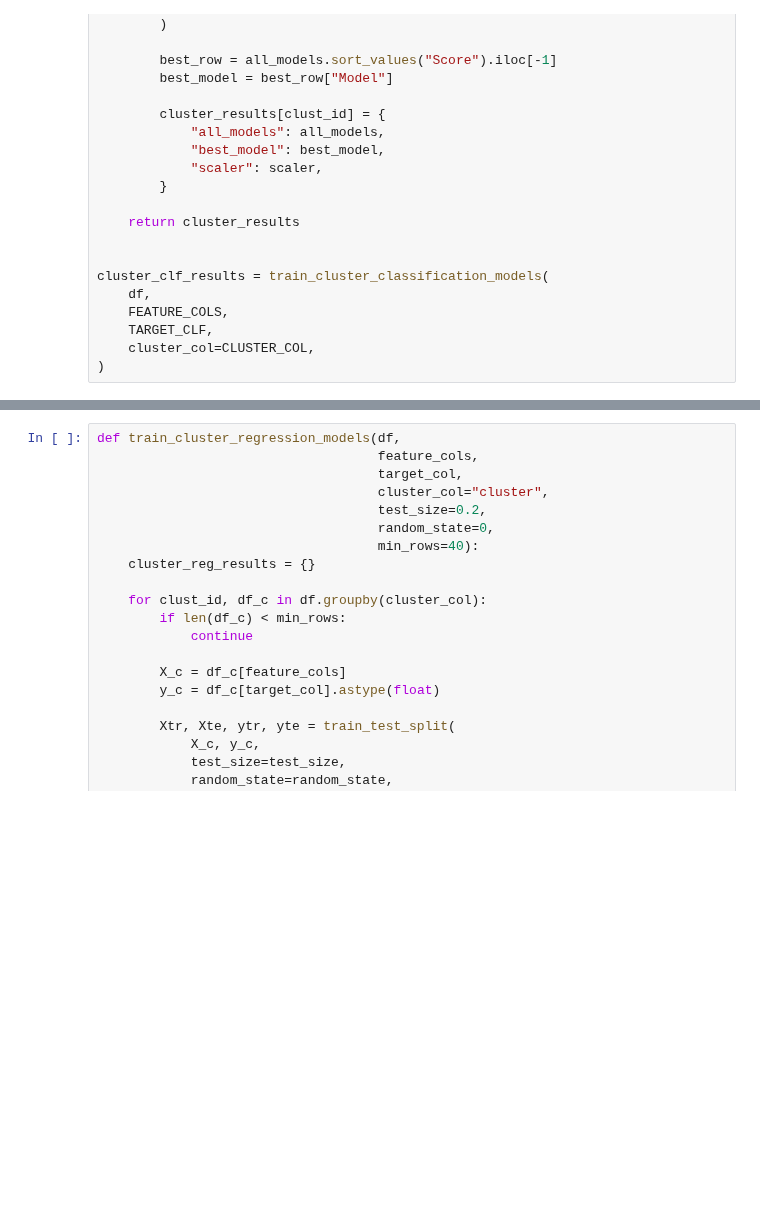
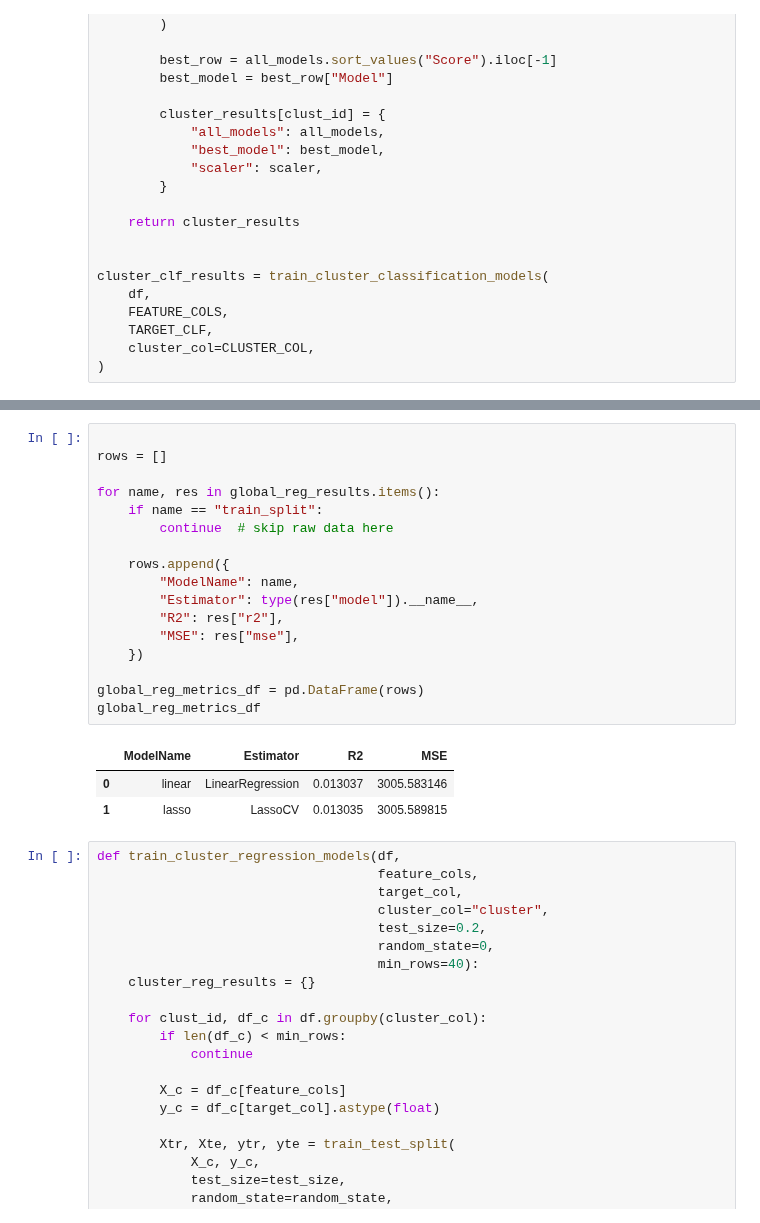
Before and after one commit to elenayzhu/mie368, a Jupyter notebook: models/models.ipynb, the cells around one changed output, grey strips where cells are left out. Drawn from its saved outputs; the diff is of its cells as text; blank space fills up the shorter version.

```diff
--- a/models/models.ipynb
+++ b/models/models.ipynb
@@ -651,6 +652,27 @@ global_reg_results
   3544446      0.0
   6635196     17.0
   Name: DEP_DELAY_NEW, Length: 1488816, dtype: float64)}
+# %%
+
+rows = []
+
+for name, res in global_reg_results.items():
+    if name == "train_split":
+        continue  # skip raw data here
+
+    rows.append({
+        "ModelName": name,
+        "Estimator": type(res["model"]).__name__,
+        "R2": res["r2"],
+        "MSE": res["mse"],
+    })
+
+global_reg_metrics_df = pd.DataFrame(rows)
+global_reg_metrics_df
+# %% [output]
+|  | ModelName | Estimator | R2 | MSE |
+| 0 | linear | LinearRegression | 0.013037 | 3005.583146 |
+| 1 | lasso | LassoCV | 0.013035 | 3005.589815 |
 # %%
 def train_cluster_regression_models(df,
                                     feature_cols,
```
Also changed, not shown: parts of 1 cell of this notebook.
